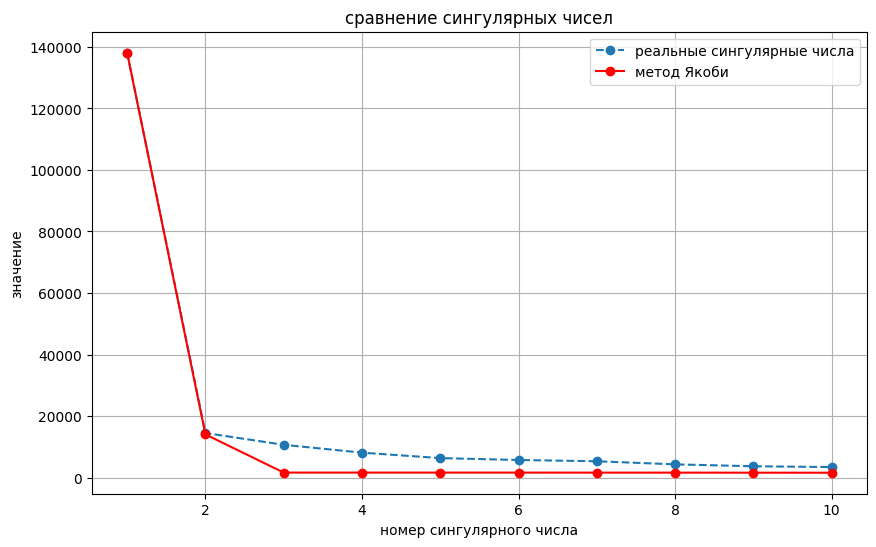
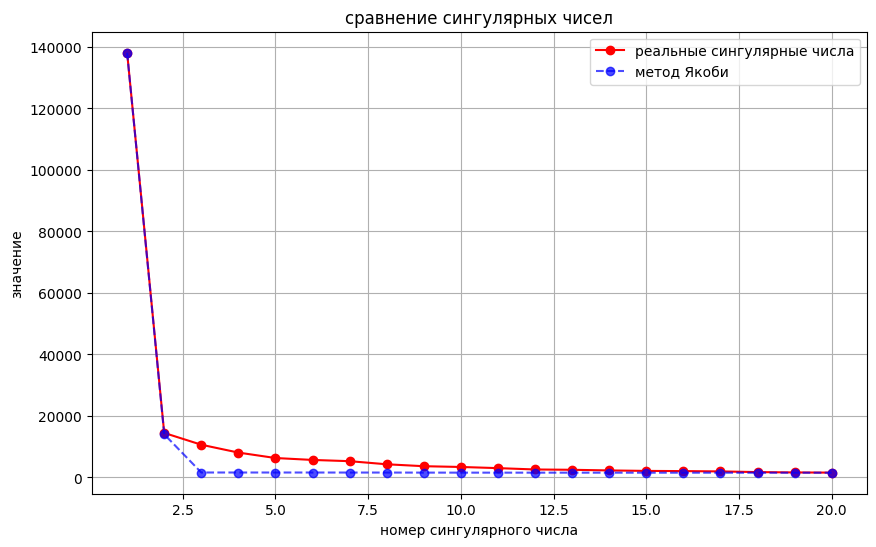
The notebook cell's code change between the first figure and the second:
--- before
+++ after
@@ -2,6 +2,6 @@
 
 plt.figure(figsize=(10, 6))
-plt.plot(x, compare["numpy_svd"], linestyle="--", marker="o", label="реальные сингулярные числа")
-plt.plot(x, compare["yakobi"], color="red", marker="o", label="метод Якоби")
+plt.plot(x, compare["numpy_svd"], color="red", marker="o", label="реальные сингулярные числа")
+plt.plot(x, compare["yakobi"], color="blue", alpha=0.7, linestyle="--", marker="o", label="метод Якоби")
 
 plt.xlabel("номер сингулярного числа")

Commit: more fixeees